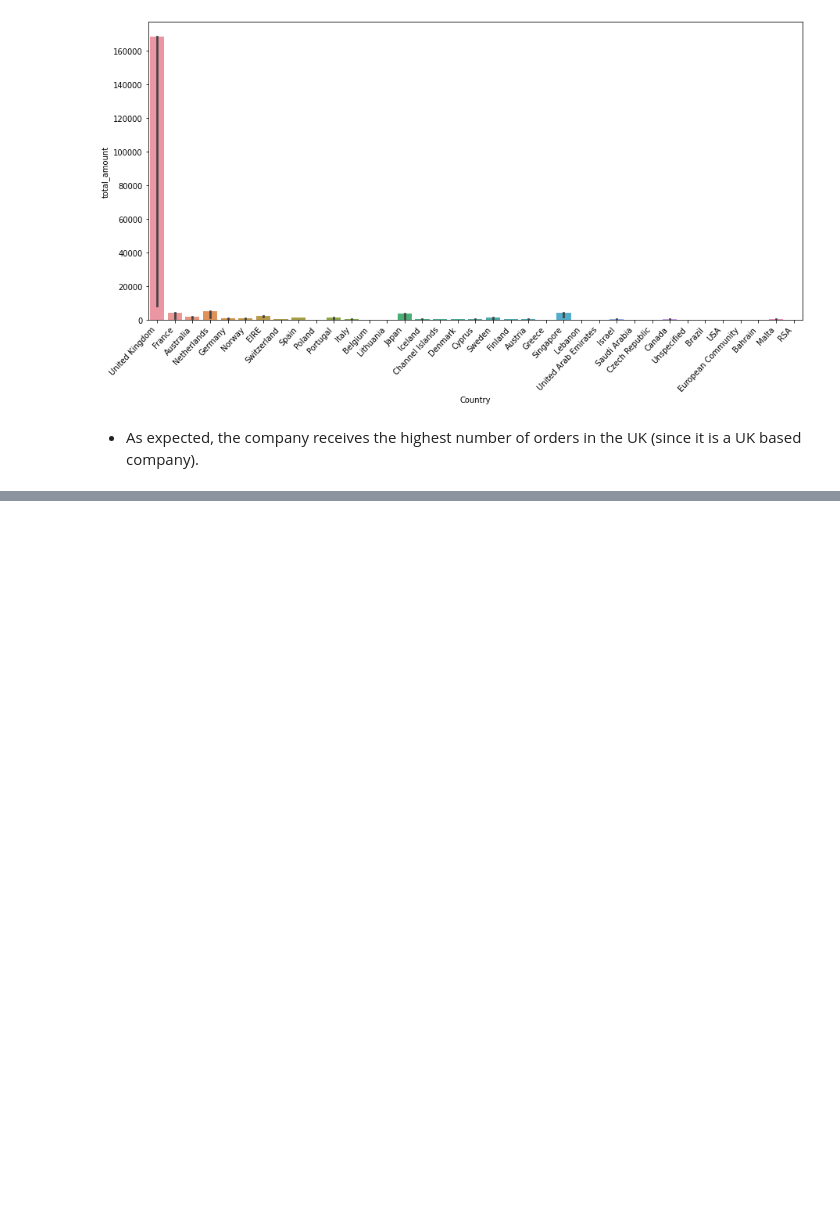
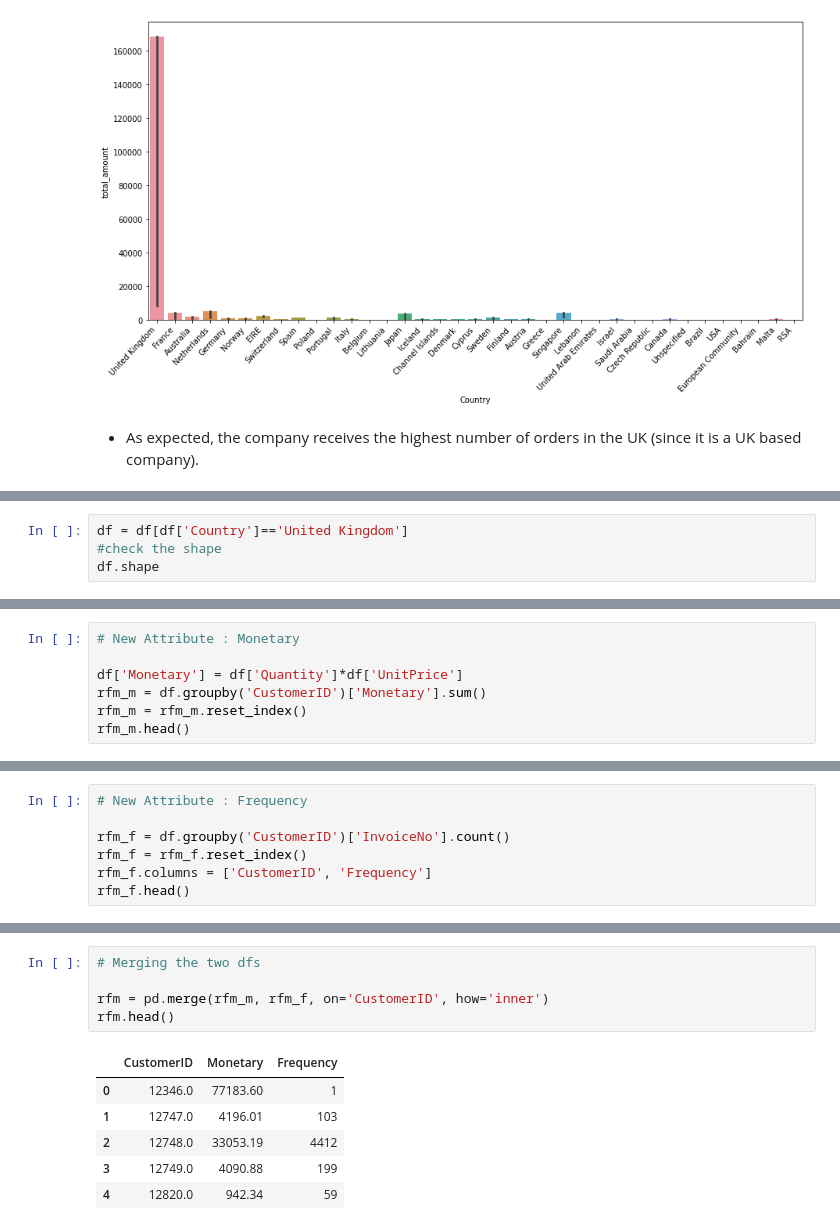
Before and after one commit to omajipawar/Online-Retail-Customer-Segmentation, a Jupyter notebook: Online_Retail_Customer_Segmentation_(Omaji_Pawar).ipynb, the cells around one changed output, grey strips where cells are left out. Drawn from its saved outputs; the diff is of its cells as text; blank space fills up the shorter version.

```diff
--- a/Online_Retail_Customer_Segmentation_(Omaji_Pawar).ipynb
+++ b/Online_Retail_Customer_Segmentation_(Omaji_Pawar).ipynb
@@ -301,0 +326,4 @@ plt.show()
+# %%
+df = df[df['Country']=='United Kingdom']
+#check the shape
+df.shape
@@ -301,0 +337,7 @@ plt.show()
+# %%
+# New Attribute : Monetary
+
+df['Monetary'] = df['Quantity']*df['UnitPrice']
+rfm_m = df.groupby('CustomerID')['Monetary'].sum()
+rfm_m = rfm_m.reset_index()
+rfm_m.head()
@@ -301,0 +351,7 @@ plt.show()
+# %%
+# New Attribute : Frequency
+
+rfm_f = df.groupby('CustomerID')['InvoiceNo'].count()
+rfm_f = rfm_f.reset_index()
+rfm_f.columns = ['CustomerID', 'Frequency']
+rfm_f.head()
@@ -301,0 +365,12 @@ plt.show()
+# %%
+# Merging the two dfs
+
+rfm = pd.merge(rfm_m, rfm_f, on='CustomerID', how='inner')
+rfm.head()
+# %% [output]
+|  | CustomerID | Monetary | Frequency |
+| 0 | 12346.0 | 77183.60 | 1 |
+| 1 | 12747.0 | 4196.01 | 103 |
+| 2 | 12748.0 | 33053.19 | 4412 |
+| 3 | 12749.0 | 4090.88 | 199 |
+| 4 | 12820.0 | 942.34 | 59 |
```
Also changed, not shown: parts of 15 cells of this notebook.
